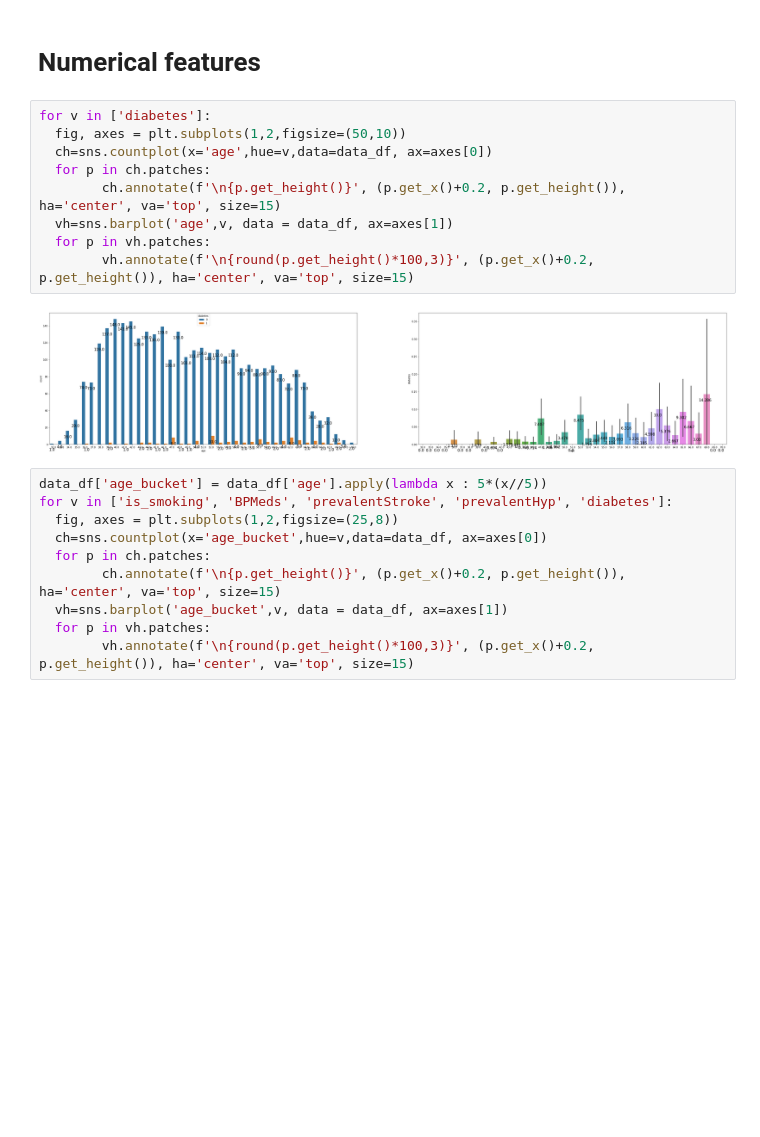
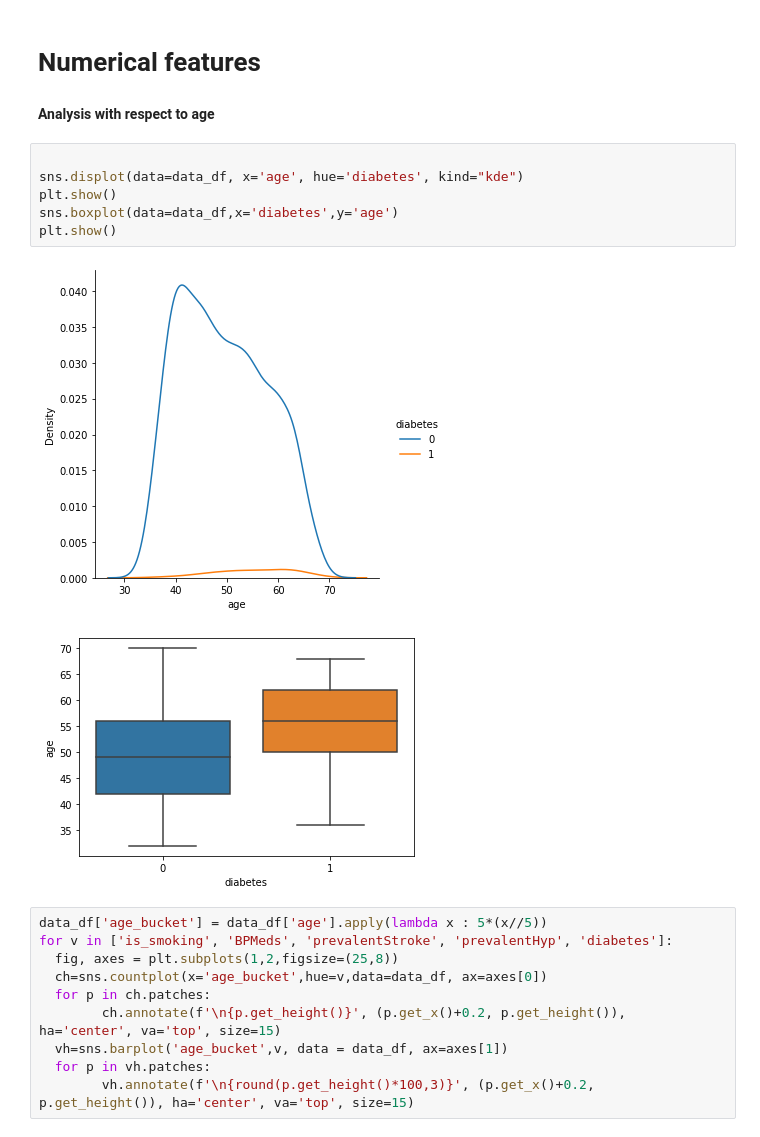
Before and after one commit to Rochakr4/CAPSTONE-PROJECT-3--Cardiovascular-Risk-Prediction, a Jupyter notebook: CAPSTONE_PROJECT_3_Cardiovascular_Risk_Prediction.ipynb, the cells around one changed output. Cells and saved outputs as stored; diff of their text form; blank space fills up the shorter version.

```diff
--- a/CAPSTONE_PROJECT_3_Cardiovascular_Risk_Prediction.ipynb
+++ b/CAPSTONE_PROJECT_3_Cardiovascular_Risk_Prediction.ipynb
@@ -269,16 +269,16 @@ for v in cat_features:
 # %% [markdown]
 # Numerical features
-# %%
-for v in ['diabetes']:
-  fig, axes = plt.subplots(1,2,figsize=(50,10))
-  ch=sns.countplot(x='age',hue=v,data=data_df, ax=axes[0])
-  for p in ch.patches:
-        ch.annotate(f'\n{p.get_height()}', (p.get_x()+0.2, p.get_height()), ha='center', va='top', size=15)
-  vh=sns.barplot('age',v, data = data_df, ax=axes[1])
-  for p in vh.patches:
-        vh.annotate(f'\n{round(p.get_height()*100,3)}', (p.get_x()+0.2, p.get_height()), ha='center', va='top', size=15)
-# %% [output]
-[figure, removed]
+# %% [markdown]
+**Analysis with respect to age**
+# %%
+
+sns.displot(data=data_df, x='age', hue='diabetes', kind="kde")
+plt.show()
+sns.boxplot(data=data_df,x='diabetes',y='age')
+plt.show()
+# %% [output]
+[figure, added]
+[figure, added]
 # %%
 data_df['age_bucket'] = data_df['age'].apply(lambda x : 5*(x//5))
 for v in ['is_smoking', 'BPMeds', 'prevalentStroke', 'prevalentHyp', 'diabetes']:
```
Also changed, not shown: parts of 35 cells of this notebook.
